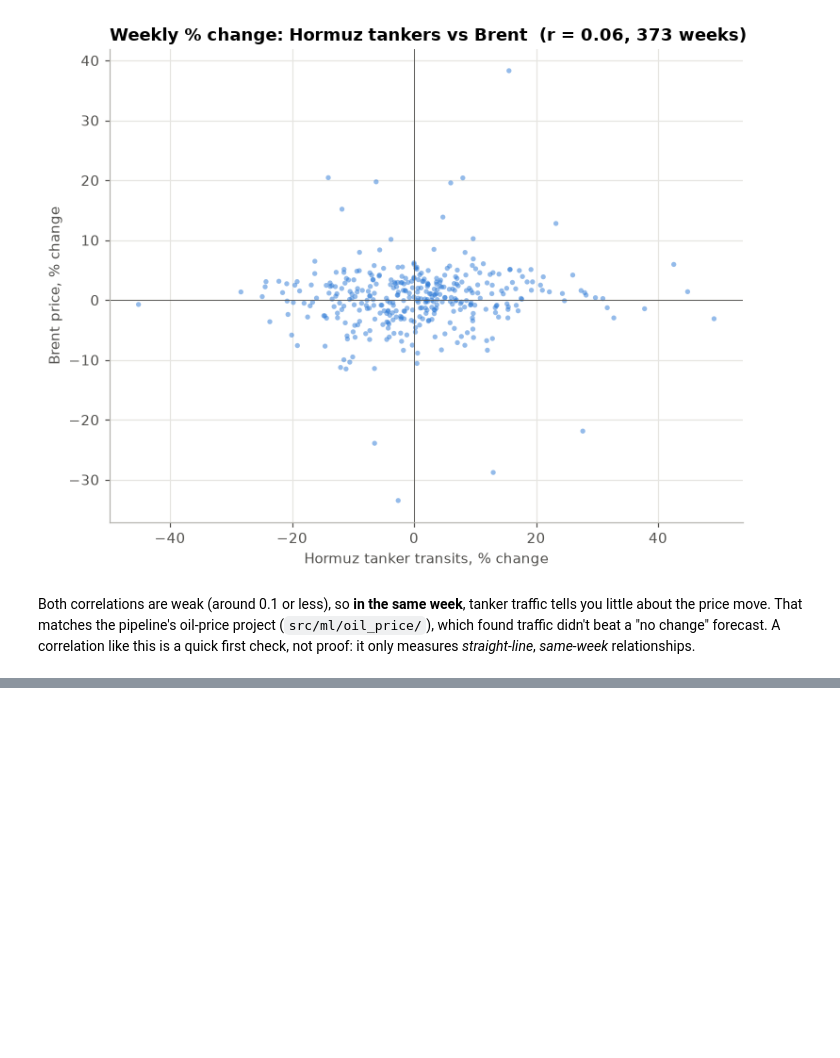
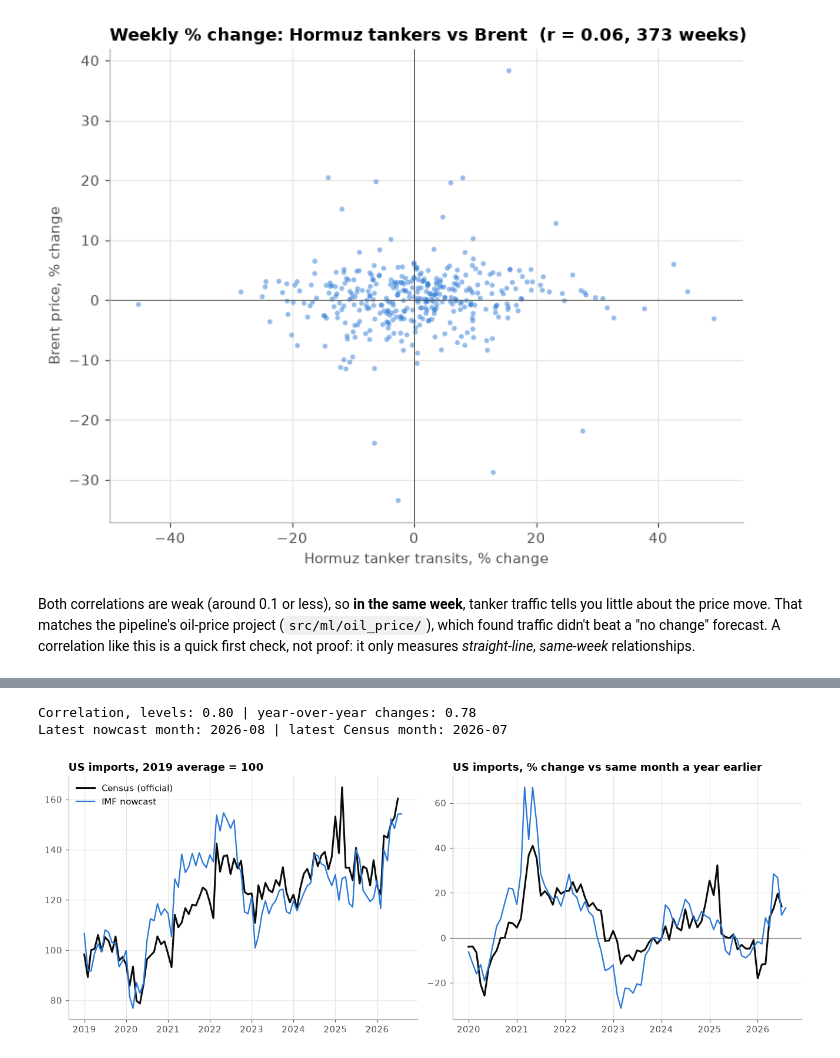
Before and after one commit to Zanderl1987/ShippingDataPipeline, a Jupyter notebook: notebooks/shipping_eda.ipynb, the cells around one changed output, grey strips where cells are left out. Cells and saved outputs as stored; diff of their text form; code cells hidden in the pictures; blank space fills up the shorter version.

```diff
--- a/notebooks/shipping_eda.ipynb
+++ b/notebooks/shipping_eda.ipynb
@@ -1371,0 +1520,41 @@ That matches the pipeline's oil-price project (`src/ml/oil_price/`), which found
+# %%
+check = sql('''
+    WITH census AS (
+        SELECT period_date AS month, sum(value_usd) / 1e9 AS census_imports_bn
+        FROM us_trade_partners
+        WHERE flow_code = 'M'
+        GROUP BY ALL
+    )
+    SELECT n.month_date AS month, n.value_import_total AS nowcast_index, c.census_imports_bn
+    FROM trade_nowcast n
+    LEFT JOIN census c ON c.month = n.month_date
+    WHERE n.iso3 = 'USA'
+    ORDER BY month
+''')
+check["month"] = pd.to_datetime(check["month"])
+check = check.set_index("month")
+
+base = check[check.index.year == 2019].mean()
+rebased = check / base * 100
+yoy = check.pct_change(12, fill_method=None) * 100
+
+r_level = rebased.corr().iloc[0, 1]
+r_yoy = yoy.corr().iloc[0, 1]
+print(f"Correlation, levels: {r_level:.2f} | year-over-year changes: {r_yoy:.2f}")
+print(f"Latest nowcast month: {check.index.max():%Y-%m} | latest Census month: {check['census_imports_bn'].last_valid_index():%Y-%m}")
+
+fig, axes = plt.subplots(1, 2, figsize=(12, 4.5))
+axes[0].plot(rebased.index, rebased["census_imports_bn"], color=INK, linewidth=2, label="Census (official)")
+axes[0].plot(rebased.index, rebased["nowcast_index"], color=BLUE, label="IMF nowcast")
+axes[0].set_title("US imports, 2019 average = 100")
+axes[0].legend(loc="upper left")
+axes[1].axhline(0, color=MUTED, linewidth=0.6)
+axes[1].plot(yoy.index, yoy["census_imports_bn"], color=INK, linewidth=2, label="Census (official)")
+axes[1].plot(yoy.index, yoy["nowcast_index"], color=BLUE, label="IMF nowcast")
+axes[1].set_title("US imports, % change vs same month a year earlier")
+plt.tight_layout()
+plt.show()
+# %% [output]
+Correlation, levels: 0.80 | year-over-year changes: 0.78
+Latest nowcast month: 2026-08 | latest Census month: 2026-07
+[figure, added]
```
Also changed, not shown: parts of 46 cells of this notebook.
